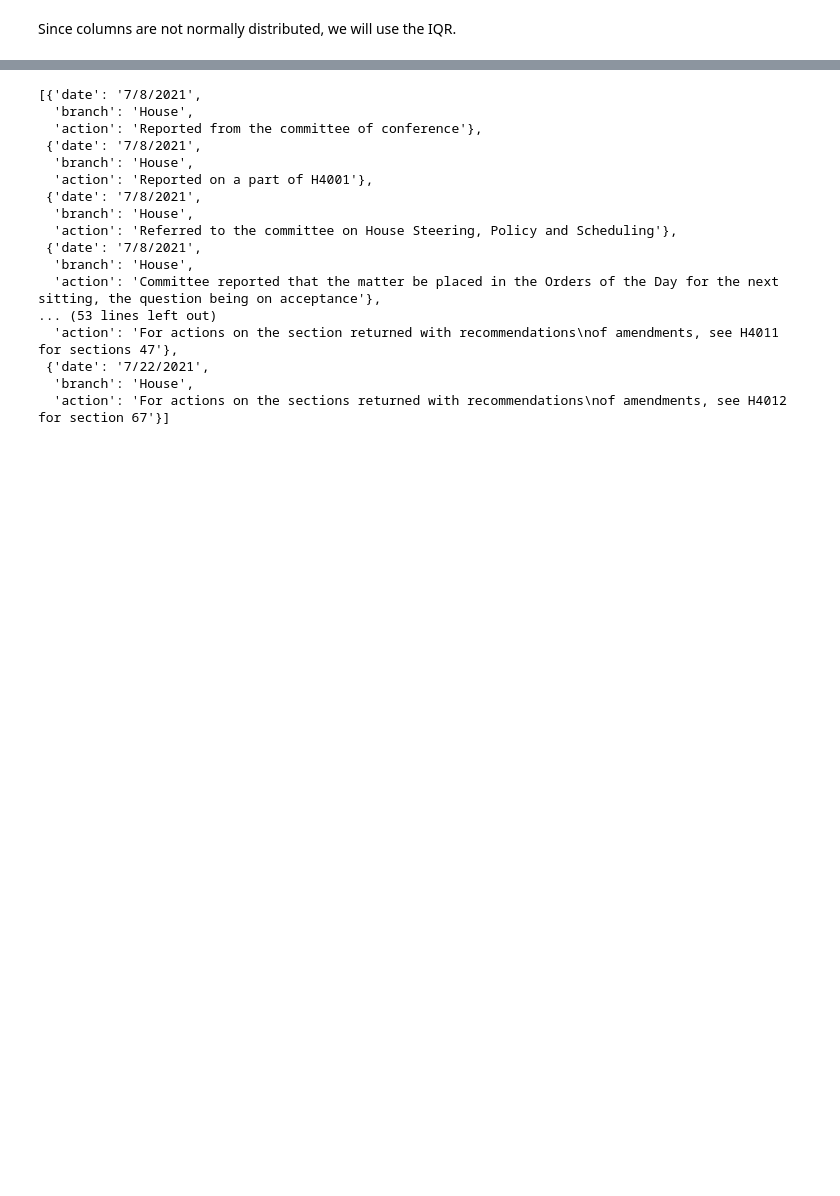
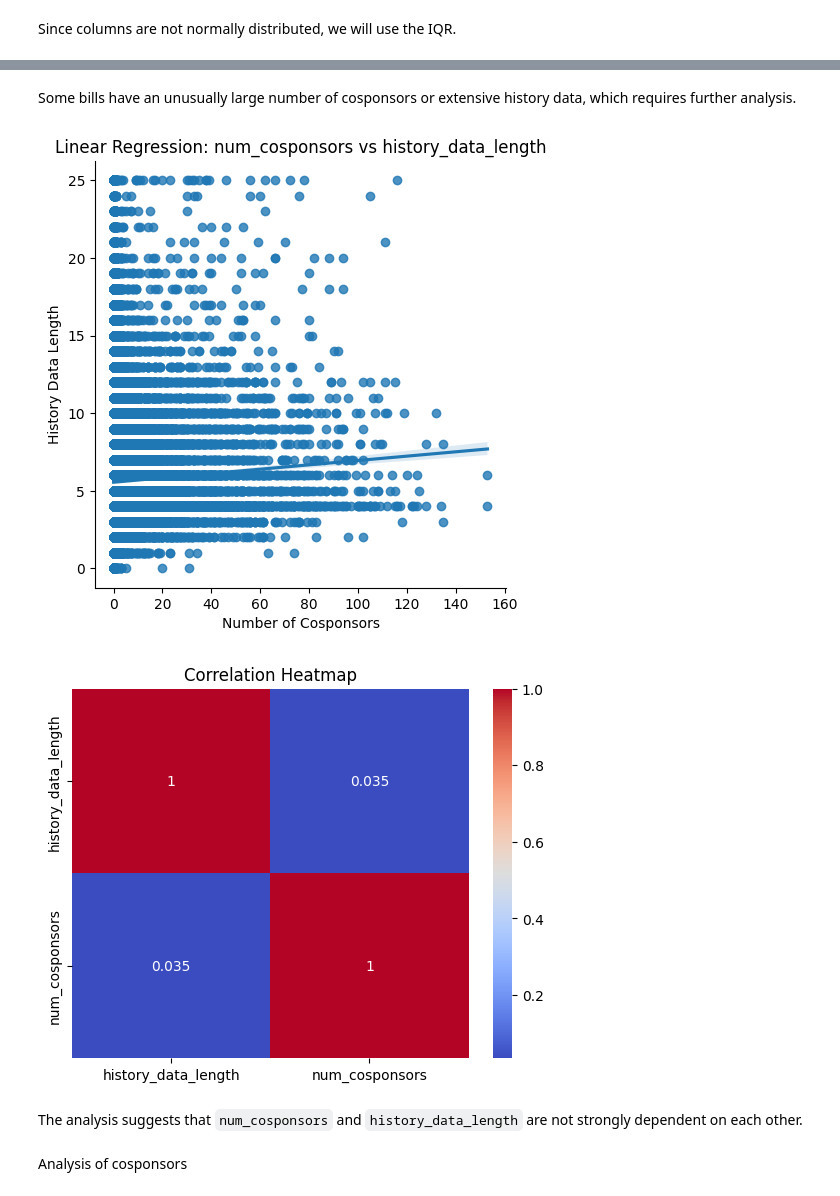
Before and after one commit to BU-Spark/ml-artifexai-legislation, a Jupyter notebook: notebooks/outlier_analysis.ipynb, the cells around one changed output, grey strips where cells are left out. Saved outputs shown, nothing was run; the diff lists cells and outputs as text; code cells hidden in the pictures; blank space fills up the shorter version.

```diff
--- a/notebooks/outlier_analysis.ipynb
+++ b/notebooks/outlier_analysis.ipynb
@@ -172,21 +266,27 @@ Outliers in num_cosponsors:
+# %% [markdown]
+Some bills have an unusually large number of cosponsors or extensive history data, which requires further analysis.
+# %%
+# RELATIONSHIP BETWEEN num_cosponsors AND history_data_length
+# num_cosponsors vs history_data_length linearity
+sns.lmplot(data=df, x='num_cosponsors', y='history_data_length')
+plt.title("Linear Regression: num_cosponsors vs history_data_length")
+plt.xlabel("Number of Cosponsors")
+plt.ylabel("History Data Length")
+plt.show()
+
+
+# correlation
+correlation = df[['history_data_length', 'num_cosponsors']].corr()
+sns.heatmap(correlation, annot=True, cmap='coolwarm')
+plt.title("Correlation Heatmap")
+plt.show()
+# %% [output]
+[figure, added]
+[figure, added]
+# %% [markdown]
+The analysis suggests that `num_cosponsors` and `history_data_length` are not strongly dependent on each other.
 # %%
-df[df.history_data_length==25].iloc[0].history
+# df[df.history_data_length==25].iloc[0].history
-# %% [output]
-[{'date': '7/8/2021',
-  'branch': 'House',
-  'action': 'Reported from the committee of conference'},
- {'date': '7/8/2021',
-  'branch': 'House',
-  'action': 'Reported on a part of H4001'},
- {'date': '7/8/2021',
-  'branch': 'House',
-  'action': 'Referred to the committee on House Steering, Policy and Scheduling'},
- {'date': '7/8/2021',
-  'branch': 'House',
-  'action': 'Committee reported that the matter be placed in the Orders of the Day for the next sitting, the question being on acceptance'},
-... (53 lines left out)
-  'action': 'For actions on the section returned with recommendations\nof amendments, see H4011 for sections 47'},
- {'date': '7/22/2021',
-  'branch': 'House',
-  'action': 'For actions on the sections returned with recommendations\nof amendments, see H4012 for section 67'}]
+# %% [markdown]
+Analysis of cosponsors
 # %%
```
Also changed, not shown: parts of 52 cells of this notebook, 2 other files.
